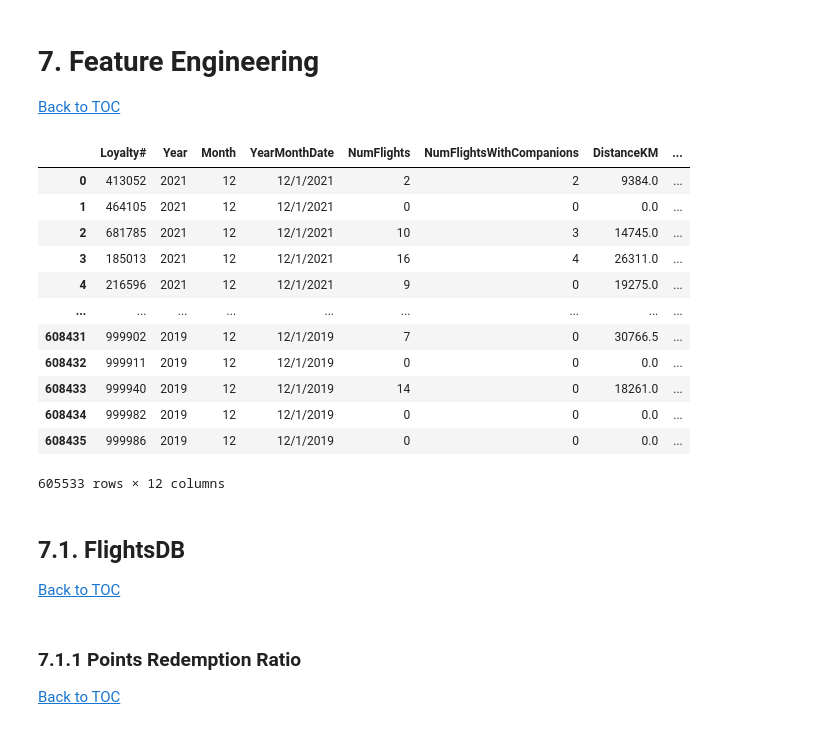
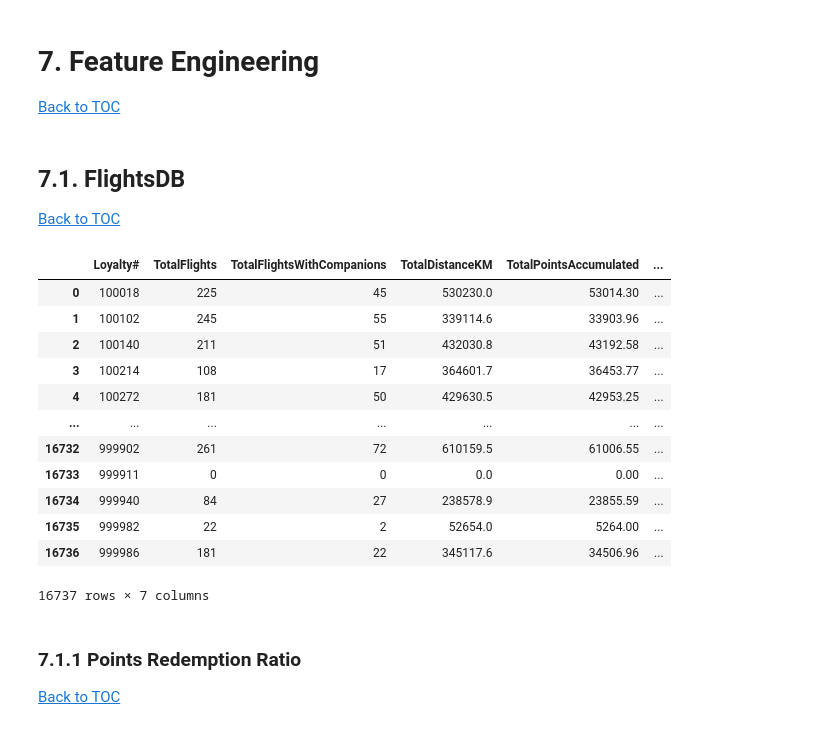
Before and after one commit to lourenco500/Data-Mining-Project, a Jupyter notebook: ENTREGA FINAL/Notebooks/Group40_Clustering_Code.ipynb, the cells around one changed output. Drawn from its saved outputs; the diff is of its cells as text; code cells hidden in the pictures.

```diff
--- a/ENTREGA FINAL/Notebooks/Group40_Clustering_Code.ipynb
+++ b/ENTREGA FINAL/Notebooks/Group40_Clustering_Code.ipynb
@@ -334,22 +334,6 @@ customerDB["log_CLV"] = np.log1p(customerDB["Customer Lifetime Value"])
 # %%
 flightsDB_copy = flightsDB.copy()
 customerDB_copy = customerDB.copy()
-# %%
-flightsDB_copy
-# %% [output]
-|  | Loyalty# | Year | Month | YearMonthDate | NumFlights | NumFlightsWithCompanions | DistanceKM | ... |
-| 0 | 413052 | 2021 | 12 | 12/1/2021 | 2 | 2 | 9384.0 | ... |
-| 1 | 464105 | 2021 | 12 | 12/1/2021 | 0 | 0 | 0.0 | ... |
-| 2 | 681785 | 2021 | 12 | 12/1/2021 | 10 | 3 | 14745.0 | ... |
-| 3 | 185013 | 2021 | 12 | 12/1/2021 | 16 | 4 | 26311.0 | ... |
-| 4 | 216596 | 2021 | 12 | 12/1/2021 | 9 | 0 | 19275.0 | ... |
-| ... | ... | ... | ... | ... | ... | ... | ... | ... |
-| 608431 | 999902 | 2019 | 12 | 12/1/2019 | 7 | 0 | 30766.5 | ... |
-| 608432 | 999911 | 2019 | 12 | 12/1/2019 | 0 | 0 | 0.0 | ... |
-| 608433 | 999940 | 2019 | 12 | 12/1/2019 | 14 | 0 | 18261.0 | ... |
-| 608434 | 999982 | 2019 | 12 | 12/1/2019 | 0 | 0 | 0.0 | ... |
-| 608435 | 999986 | 2019 | 12 | 12/1/2019 | 0 | 0 | 0.0 | ... |
-605533 rows × 12 columns
 # %% [markdown]
 <a class="anchor" id="7_1">
 
@@ -357,6 +341,36 @@ flightsDB_copy
 
 [Back to TOC](#toc)
 </a>
+# %%
+# CREATE LIFETIME SUMMARY METRICS TO USE IN FEATURE ENGINEERING
+# Aggregate by customer and rename in one step
+flightsDB_initial_fe = (
+    flightsDB_copy.groupby('Loyalty#', as_index=False)  # keep Loyalty# as a column
+    .agg(
+        TotalFlights=('NumFlights', 'sum'),
+        TotalFlightsWithCompanions=('NumFlightsWithCompanions', 'sum'),
+        TotalDistanceKM=('DistanceKM', 'sum'),
+        TotalPointsAccumulated=('PointsAccumulated', 'sum'),
+        TotalPointsRedeemed=('PointsRedeemed', 'sum'),
+        FlightsVariance=('NumFlights', 'var')
+    )
+)
+# %%
+flightsDB_initial_fe
+# %% [output]
+|  | Loyalty# | TotalFlights | TotalFlightsWithCompanions | TotalDistanceKM | TotalPointsAccumulated | ... |
+| 0 | 100018 | 225 | 45 | 530230.0 | 53014.30 | ... |
+| 1 | 100102 | 245 | 55 | 339114.6 | 33903.96 | ... |
+| 2 | 100140 | 211 | 51 | 432030.8 | 43192.58 | ... |
+| 3 | 100214 | 108 | 17 | 364601.7 | 36453.77 | ... |
+| 4 | 100272 | 181 | 50 | 429630.5 | 42953.25 | ... |
+| ... | ... | ... | ... | ... | ... | ... |
+| 16732 | 999902 | 261 | 72 | 610159.5 | 61006.55 | ... |
+| 16733 | 999911 | 0 | 0 | 0.0 | 0.00 | ... |
+| 16734 | 999940 | 84 | 27 | 238578.9 | 23855.59 | ... |
+| 16735 | 999982 | 22 | 2 | 52654.0 | 5264.00 | ... |
+| 16736 | 999986 | 181 | 22 | 345117.6 | 34506.96 | ... |
+16737 rows × 7 columns
 # %% [markdown]
 <a class="anchor" id="7_1_1">
 
```
Also changed, not shown: parts of 3 cells of this notebook, 2 other files.
